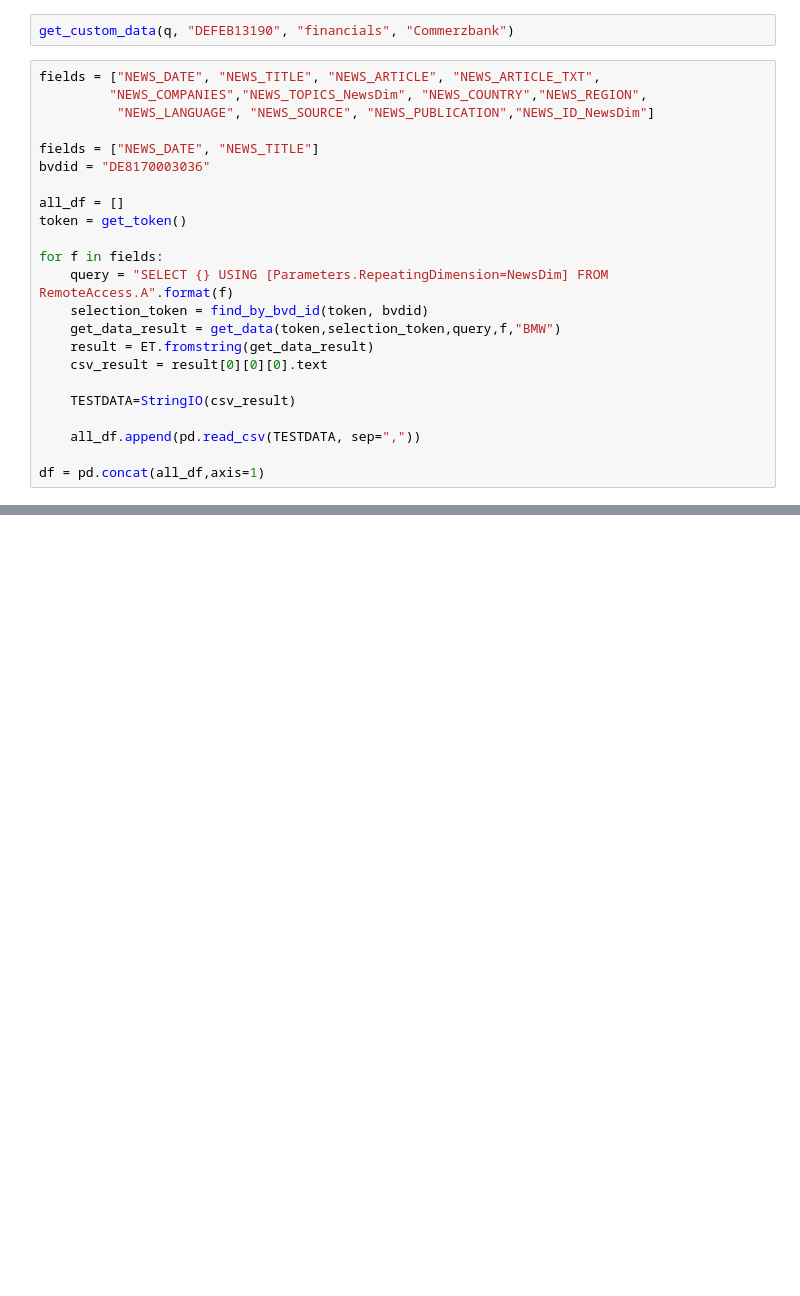
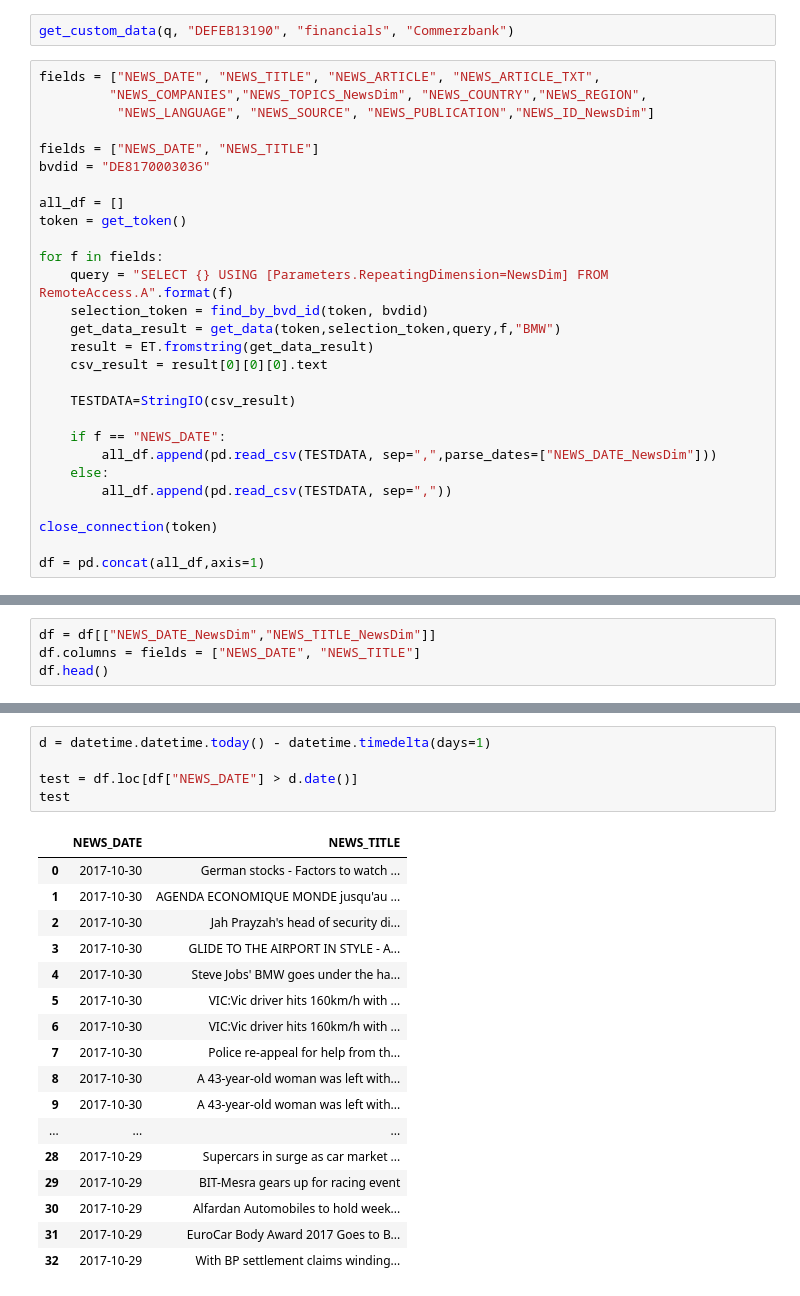
Before and after one commit to Ranga94/dax_project, a Jupyter notebook: orbis/Orbis.ipynb, the cells around one changed output, grey strips where cells are left out. Saved outputs shown, nothing was run; the diff lists cells and outputs as text; blank space fills up the shorter version.

```diff
--- a/orbis/Orbis.ipynb
+++ b/orbis/Orbis.ipynb
@@ -199,7 +200,12 @@ for f in fields:
 
     TESTDATA=StringIO(csv_result)
 
-    all_df.append(pd.read_csv(TESTDATA, sep=","))
+    if f == "NEWS_DATE":
+        all_df.append(pd.read_csv(TESTDATA, sep=",",parse_dates=["NEWS_DATE_NewsDim"]))
+    else:
+        all_df.append(pd.read_csv(TESTDATA, sep=","))
+
+close_connection(token)
 
 df = pd.concat(all_df,axis=1)
 # %% [output]
@@ -229,0 +215,4 @@ df[["NEWS_DATE_NewsDim","NEWS_TITLE_NewsDim"]]
+# %%
+df = df[["NEWS_DATE_NewsDim","NEWS_TITLE_NewsDim"]]
+df.columns = fields = ["NEWS_DATE", "NEWS_TITLE"]
+df.head()
@@ -229,0 +228,23 @@ df[["NEWS_DATE_NewsDim","NEWS_TITLE_NewsDim"]]
+# %%
+d = datetime.datetime.today() - datetime.timedelta(days=1)
+
+test = df.loc[df["NEWS_DATE"] > d.date()]
+test
+# %% [output]
+|  | NEWS_DATE | NEWS_TITLE |
+| 0 | 2017-10-30 | German stocks - Factors to watch ... |
+| 1 | 2017-10-30 | AGENDA ECONOMIQUE MONDE jusqu'au ... |
+| 2 | 2017-10-30 | Jah Prayzah's head of security di... |
+| 3 | 2017-10-30 | GLIDE TO THE AIRPORT IN STYLE - A... |
+| 4 | 2017-10-30 | Steve Jobs' BMW goes under the ha... |
+| 5 | 2017-10-30 | VIC:Vic driver hits 160km/h with ... |
+| 6 | 2017-10-30 | VIC:Vic driver hits 160km/h with ... |
+| 7 | 2017-10-30 | Police re-appeal for help from th... |
+| 8 | 2017-10-30 | A 43-year-old woman was left with... |
+| 9 | 2017-10-30 | A 43-year-old woman was left with... |
+| ... | ... | ... |
+| 28 | 2017-10-29 | Supercars in surge as car market ... |
+| 29 | 2017-10-29 | BIT-Mesra gears up for racing event |
+| 30 | 2017-10-29 | Alfardan Automobiles to hold week... |
+| 31 | 2017-10-29 | EuroCar Body Award 2017 Goes to B... |
+| 32 | 2017-10-29 | With BP settlement claims winding... |
```
Also changed, not shown: parts of 6 cells of this notebook, 5 other files.
